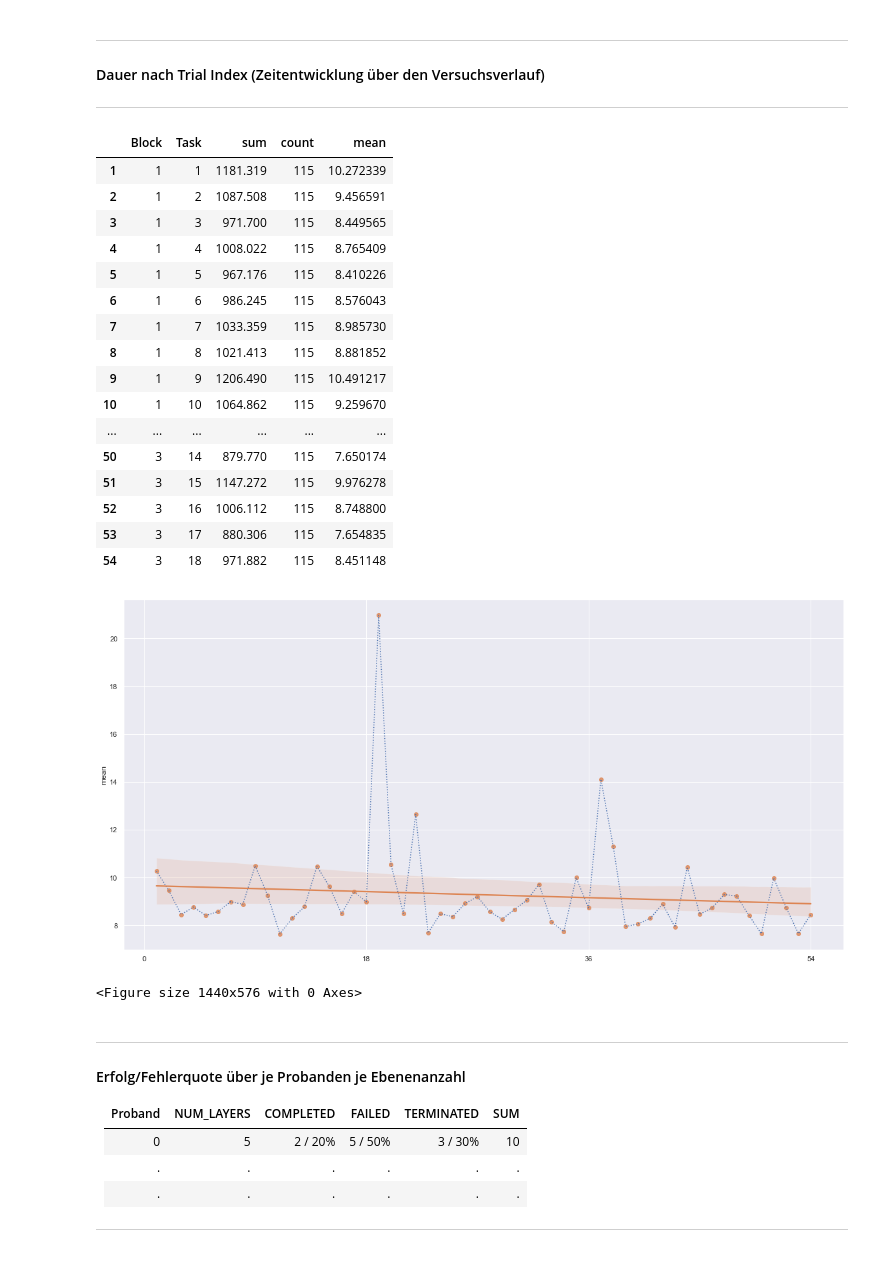
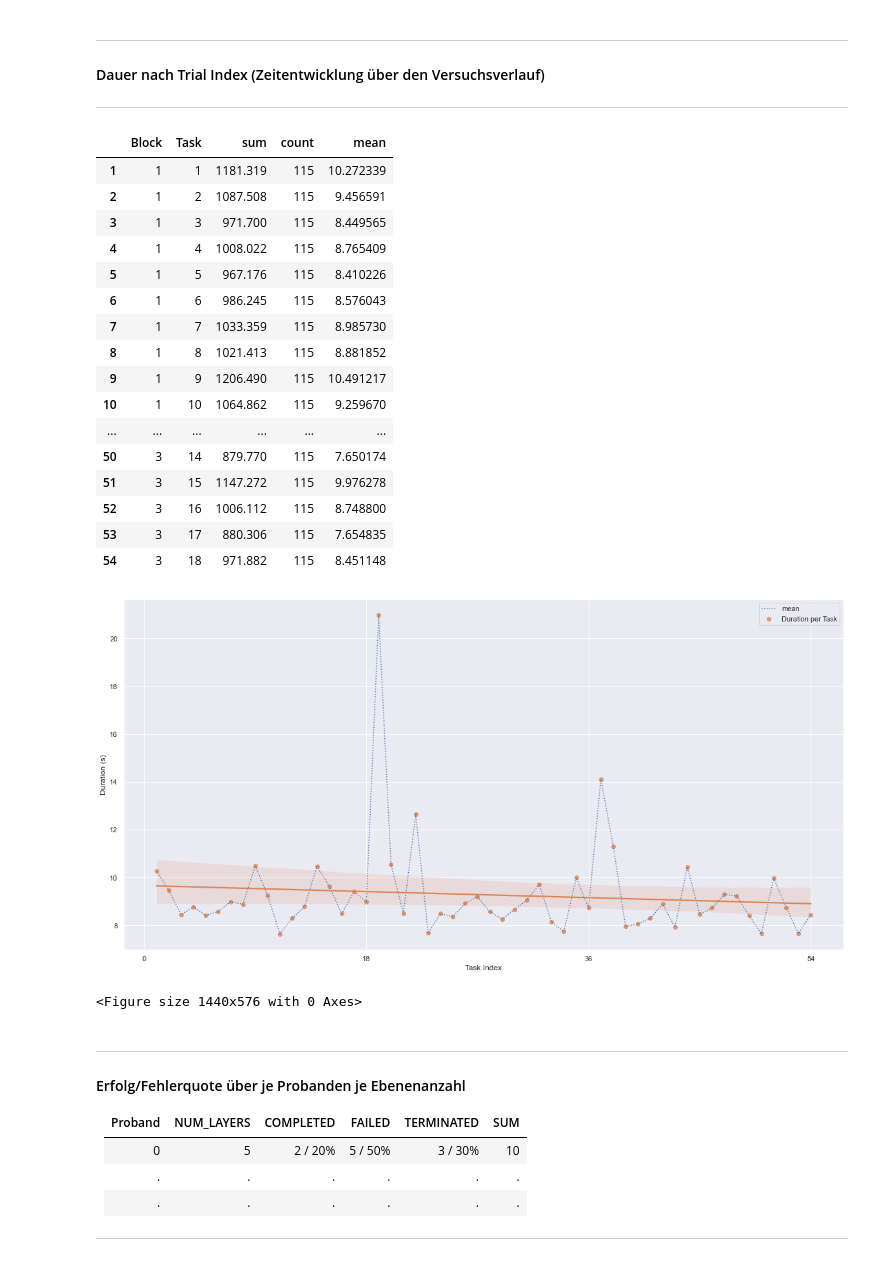
Before and after one commit to visualengineers/reflex-avi2022-results, a Jupyter notebook: code/zelasto study.ipynb, the cells around one changed output. Drawn from its saved outputs; the diff is of its cells as text; code cells hidden in the pictures.

```diff
--- a/code/zelasto study.ipynb
+++ b/code/zelasto study.ipynb
@@ -1060,35 +1060,38 @@ plt.figure(figsize=(20,10))
 
 ax = grouped["mean"].plot(x="NumLayers", linestyle=":")
 
-ax2 = sns.regplot(x=grouped.index, y=grouped["mean"])
+ax2 = sns.regplot(x=grouped.index, y=grouped["mean"], label="Duration per Task")
 ax2.xaxis.set_major_locator(MultipleLocator(18))
+ax2.set_ylabel("Duration (s)")
+ax2.set_xlabel("Task Index")
+legend2 = ax2.legend(loc='upper right')
 plt.show()
 plt.savefig(rf'{export}times_task.png')
 
 # ax = grouped["Result_Numeric_Completed"]["mean"].plot()
 # ax = grouped["Result_Numeric_Failed"]["mean"].plot()
 # ax = grouped["Result_Numeric_Terminated"]["mean"].plot()
 
 grouped.to_csv(rf'{export}times_task.csv')
 # %% [output]
 |  | Block | Task | sum | count | mean |
 | 1 | 1 | 1 | 1181.319 | 115 | 10.272339 |
 | 2 | 1 | 2 | 1087.508 | 115 | 9.456591 |
 | 3 | 1 | 3 | 971.700 | 115 | 8.449565 |
 | 4 | 1 | 4 | 1008.022 | 115 | 8.765409 |
 | 5 | 1 | 5 | 967.176 | 115 | 8.410226 |
 | 6 | 1 | 6 | 986.245 | 115 | 8.576043 |
 | 7 | 1 | 7 | 1033.359 | 115 | 8.985730 |
 | 8 | 1 | 8 | 1021.413 | 115 | 8.881852 |
 | 9 | 1 | 9 | 1206.490 | 115 | 10.491217 |
 | 10 | 1 | 10 | 1064.862 | 115 | 9.259670 |
 | ... | ... | ... | ... | ... | ... |
 | 50 | 3 | 14 | 879.770 | 115 | 7.650174 |
 | 51 | 3 | 15 | 1147.272 | 115 | 9.976278 |
 | 52 | 3 | 16 | 1006.112 | 115 | 8.748800 |
 | 53 | 3 | 17 | 880.306 | 115 | 7.654835 |
 | 54 | 3 | 18 | 971.882 | 115 | 8.451148 |
-[figure, old version]
+[figure, new version]
 <Figure size 1440x576 with 0 Axes>
 # %% [markdown]
 ---
```
Also changed, not shown: parts of 1 cell of this notebook, 5 other files.
